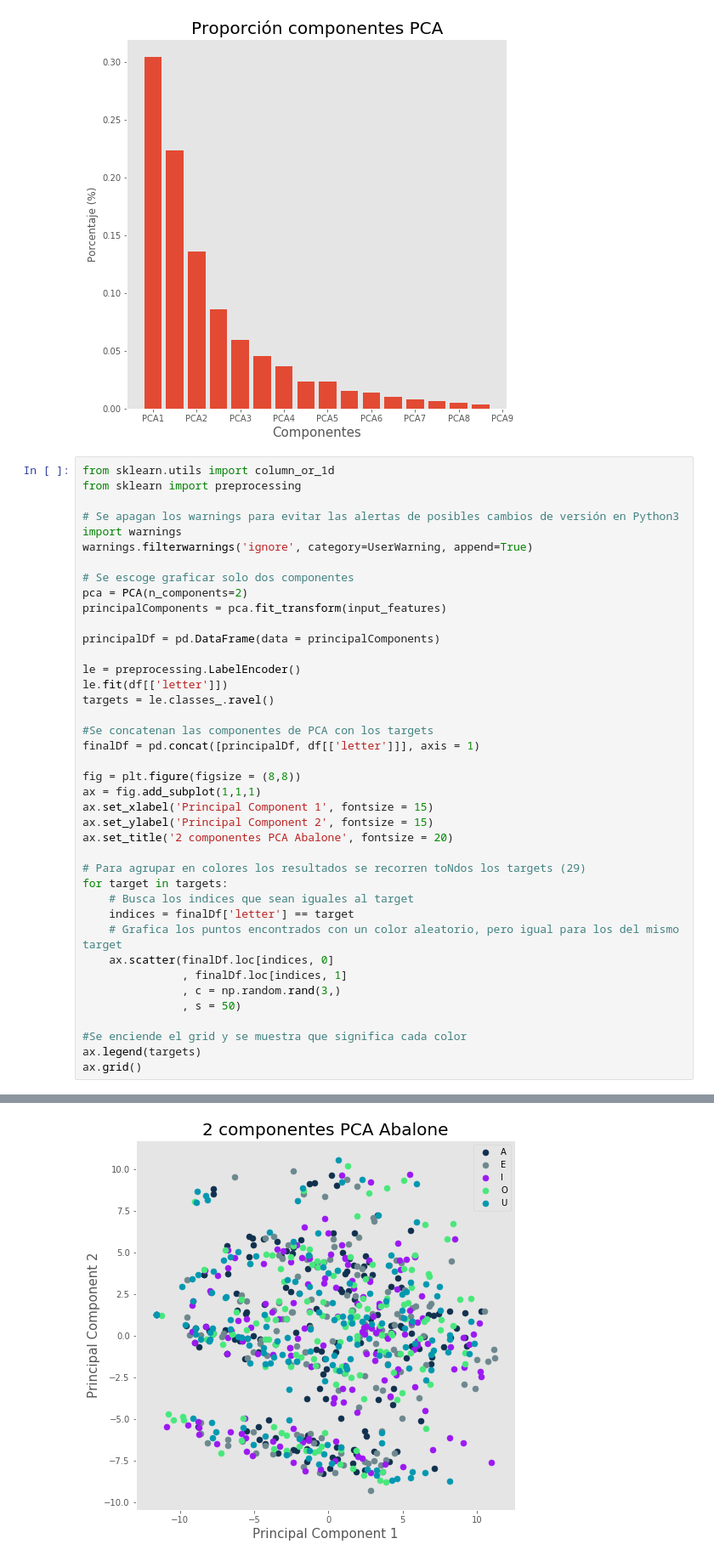
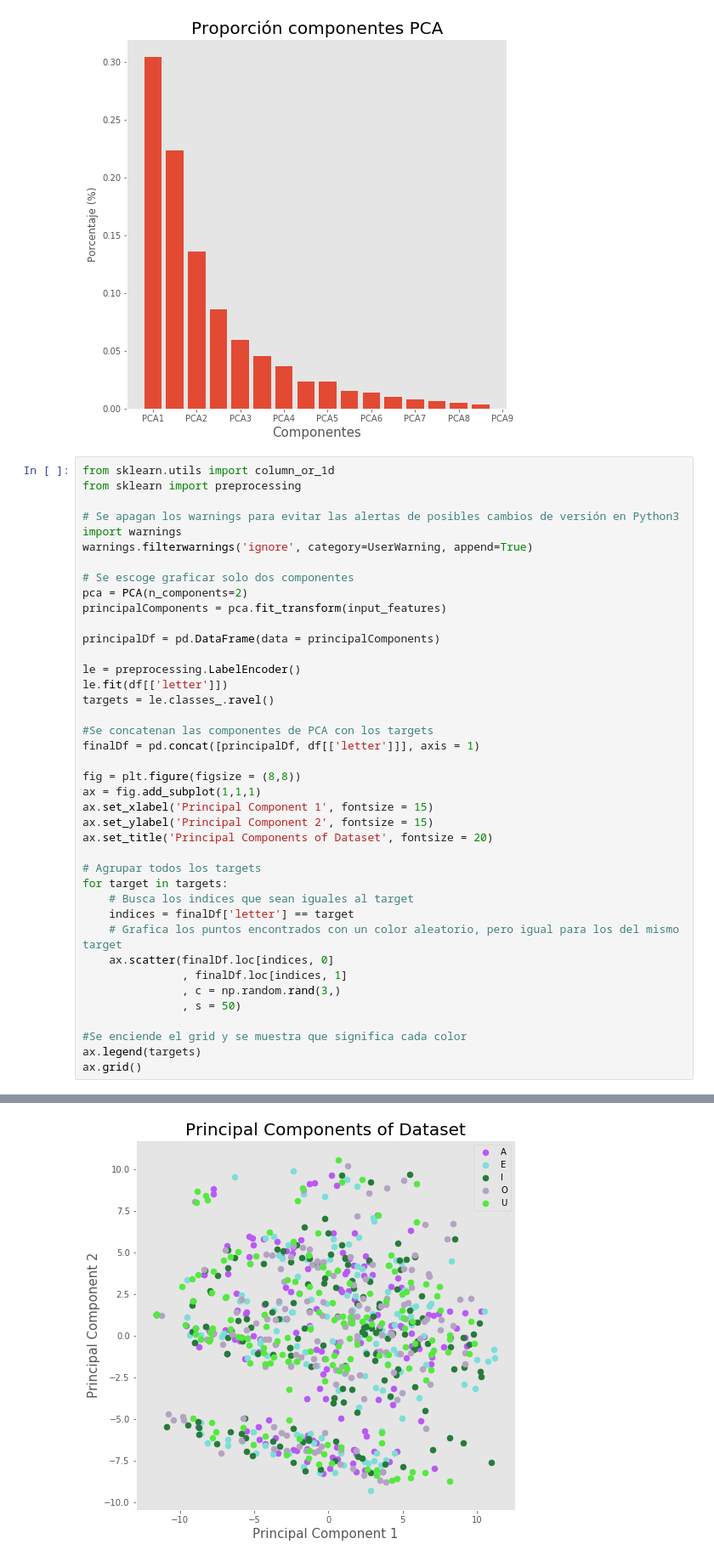
Before and after one commit to dkohkemper/pattern_recognition, a Jupyter notebook: proyecto_final/proyecto_final.ipynb, the cells around one changed output, grey strips where cells are left out. Shown: that part at 85% size. Saved outputs shown, nothing was run; the diff lists cells and outputs as text.

```diff
--- a/proyecto_final/proyecto_final.ipynb
+++ b/proyecto_final/proyecto_final.ipynb
@@ -179,33 +319,33 @@ principalDf = pd.DataFrame(data = principalComponents)
 le = preprocessing.LabelEncoder()
 le.fit(df[['letter']])
 targets = le.classes_.ravel()
 
 #Se concatenan las componentes de PCA con los targets
 finalDf = pd.concat([principalDf, df[['letter']]], axis = 1)
 
 fig = plt.figure(figsize = (8,8))
 ax = fig.add_subplot(1,1,1)
 ax.set_xlabel('Principal Component 1', fontsize = 15)
 ax.set_ylabel('Principal Component 2', fontsize = 15)
-ax.set_title('2 componentes PCA Abalone', fontsize = 20)
+ax.set_title('Principal Components of Dataset', fontsize = 20)
 
-# Para agrupar en colores los resultados se recorren toNdos los targets (29)
+# Agrupar todos los targets
 for target in targets:
     # Busca los indices que sean iguales al target
     indices = finalDf['letter'] == target
     # Grafica los puntos encontrados con un color aleatorio, pero igual para los del mismo target
     ax.scatter(finalDf.loc[indices, 0]
                , finalDf.loc[indices, 1]
                , c = np.random.rand(3,)
                , s = 50)
 
 #Se enciende el grid y se muestra que significa cada color
 ax.legend(targets)
 ax.grid()
 # %% [output]
 'c' argument looks like a single numeric RGB or RGBA sequence, which should be avoided as value-mapping will have precedence in case its length matches with 'x' & 'y'.  Please use a 2-D array with a s ...
 'c' argument looks like a single numeric RGB or RGBA sequence, which should be avoided as value-mapping will have precedence in case its length matches with 'x' & 'y'.  Please use a 2-D array with a s ...
 'c' argument looks like a single numeric RGB or RGBA sequence, which should be avoided as value-mapping will have precedence in case its length matches with 'x' & 'y'.  Please use a 2-D array with a s ...
 'c' argument looks like a single numeric RGB or RGBA sequence, which should be avoided as value-mapping will have precedence in case its length matches with 'x' & 'y'.  Please use a 2-D array with a s ...
 'c' argument looks like a single numeric RGB or RGBA sequence, which should be avoided as value-mapping will have precedence in case its length matches with 'x' & 'y'.  Please use a 2-D array with a s ...
-[figure, old version]
+[figure, new version]
```
Also changed, not shown: parts of 27 cells of this notebook, 1 other file.
